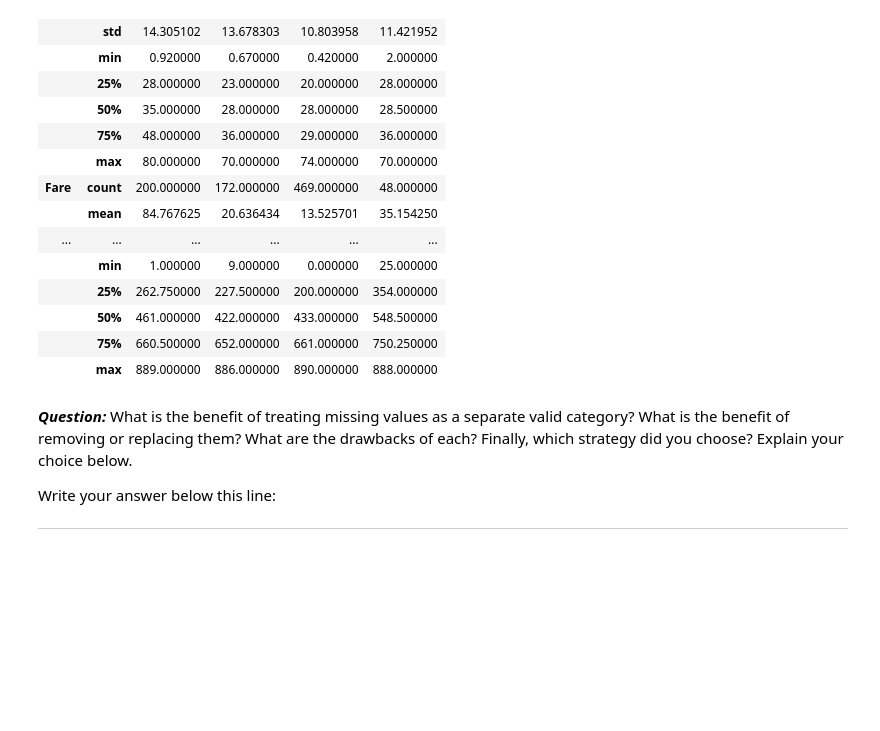
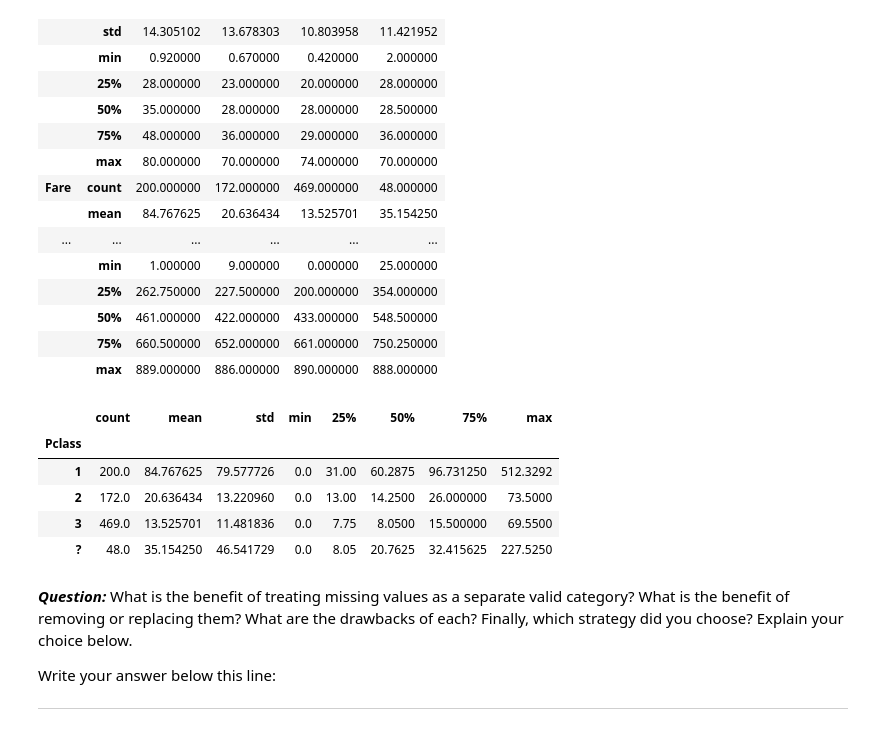
Before and after one commit to Mikeal001/dsc-dealing-missing-data-lab-dc-ds-071519, a Jupyter notebook: index.ipynb, the cells around one changed output. Drawn from its saved outputs; the diff is of its cells as text; code cells hidden in the pictures; blank space fills up the shorter version.

```diff
--- a/index.ipynb
+++ b/index.ipynb
@@ -313,7 +313,14 @@ df.groupby('Pclass').describe().T
 |  | 75% | 660.500000 | 652.000000 | 661.000000 | 750.250000 |
 |  | max | 889.000000 | 886.000000 | 890.000000 | 888.000000 |
 # %%
-df.groupby('Pclass').describe()
+df.groupby('Pclass').Fare.describe()
+# %% [output]
+|  | count | mean | std | min | 25% | 50% | 75% | max |
+| Pclass |  |  |  |  |  |  |  |  |
+| 1 | 200.0 | 84.767625 | 79.577726 | 0.0 | 31.00 | 60.2875 | 96.731250 | 512.3292 |
+| 2 | 172.0 | 20.636434 | 13.220960 | 0.0 | 13.00 | 14.2500 | 26.000000 | 73.5000 |
+| 3 | 469.0 | 13.525701 | 11.481836 | 0.0 | 7.75 | 8.0500 | 15.500000 | 69.5500 |
+| ? | 48.0 | 35.154250 | 46.541729 | 0.0 | 8.05 | 20.7625 | 32.415625 | 227.5250 |
 # %% [markdown]
 **_Question:_** What is the benefit of treating missing values as a separate valid category?  What is the benefit of removing or replacing them? What are the drawbacks of each? Finally, which strategy did you choose? Explain your choice below.
 
```
